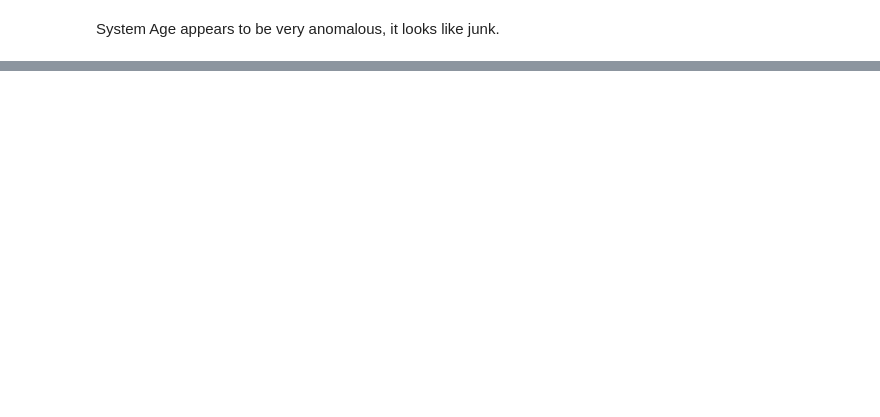
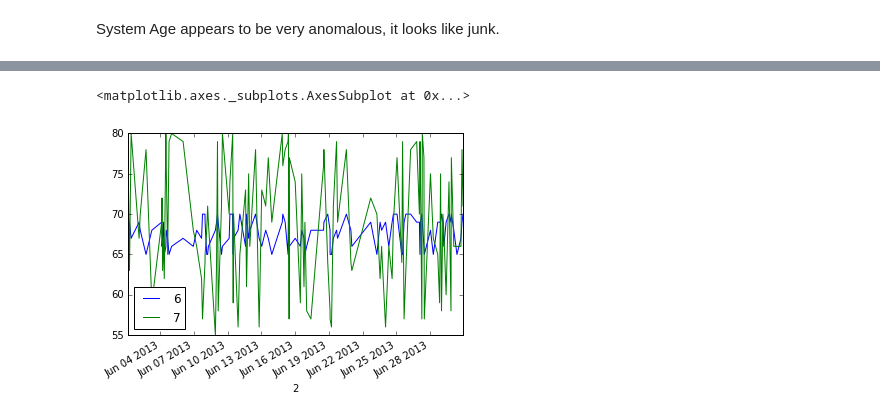
Before and after one commit to datalemming/esl-demo, a Jupyter notebook: TS querying with dummy keys.ipynb, the cells around one changed output, grey strips where cells are left out. Drawn from its saved outputs; the diff is of its cells as text; code cells hidden in the pictures; blank space fills up the shorter version.

```diff
--- a/TS querying with dummy keys.ipynb
+++ b/TS querying with dummy keys.ipynb
@@ -45,16 +54,19 @@ for r in range(0,20):
 # %%
 #60 days worth
 qs="""
-    select * from hvacnew3 WHERE  readingtime > 1370044800000 and readingtime < 1375228801000
+    select * from hvacnew3 WHERE  readingtime > 1370044800000 and readingtime < 1377993540000
     and family='Family'
     and series='Series'
     and buildingid = 2
     and systemid <20
 """
-ds=myClient.ts_query('hvacnew3',qs)
-print ds
+ds1=myClient.ts_query('hvacnew3',qs)
+print ds1
+#print column headings
+for c in ds1.columns:
+    print c
 #print ds.rows
-for r in ds.rows:
+for r in ds1.rows:
     print r
 # %% [output]
 <riak.ts_object.TsObject object at 0x...>
@@ -78,0 +136,2 @@ System Age appears to be very anomalous, it looks like junk.
+# %%
+df=pd.DataFrame(ds1.rows)
@@ -78,0 +150,5 @@ System Age appears to be very anomalous, it looks like junk.
+# %%
+df.plot(x=2,y=[6,7],kind='line')
+# %% [output]
+<matplotlib.axes._subplots.AxesSubplot at 0x...>
+[figure, added]
```
Also changed, not shown: parts of 10 cells of this notebook, 3 other files.
